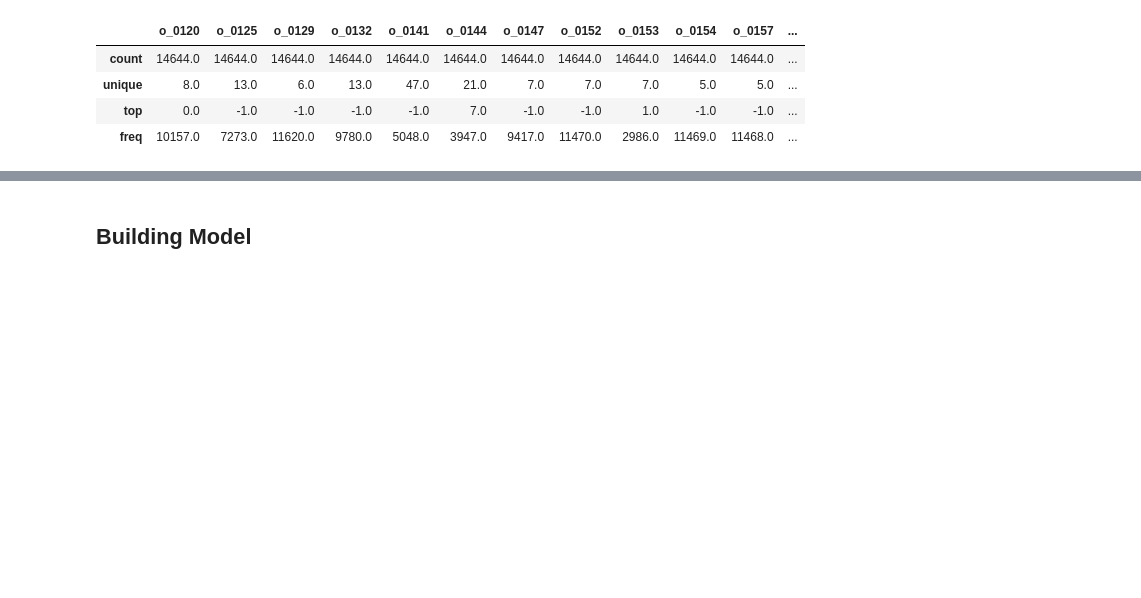
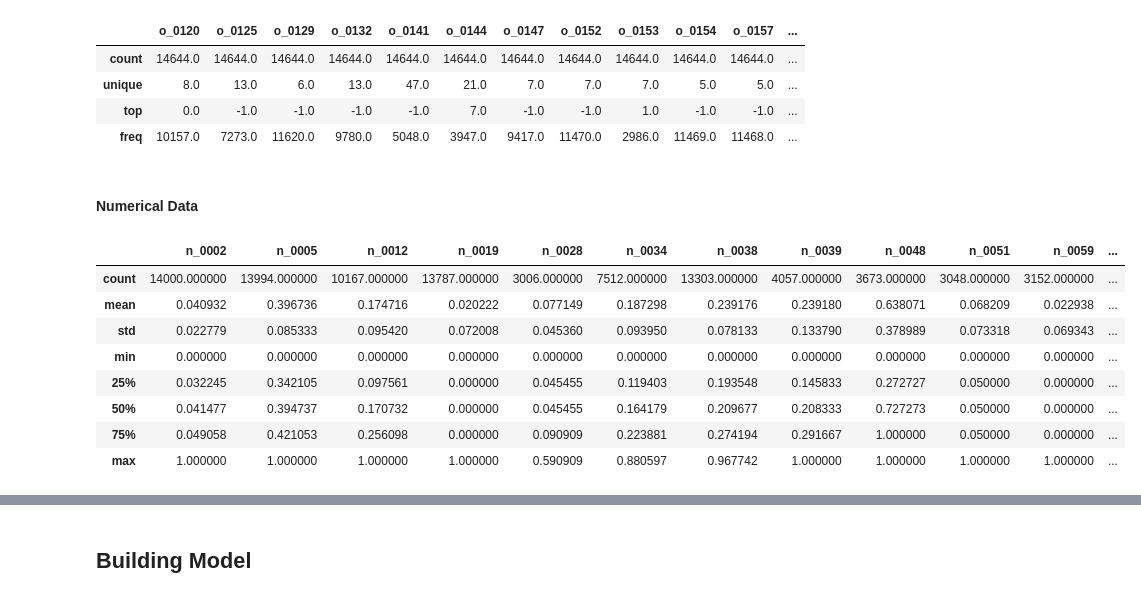
Before and after one commit to sravangereddy/DataScience_, a Jupyter notebook: Capstone/Capstone - v2 - ClassifierChains.ipynb, the cells around one changed output, grey strips where cells are left out. Drawn from its saved outputs; the diff is of its cells as text; code cells hidden in the pictures; blank space fills up the shorter version.

```diff
--- a/Capstone/Capstone - v2 - ClassifierChains.ipynb
+++ b/Capstone/Capstone - v2 - ClassifierChains.ipynb
@@ -202,3 +202,17 @@ ord_in_master_dataset.describe(include="all")
 | unique | 8.0 | 13.0 | 6.0 | 13.0 | 47.0 | 21.0 | 7.0 | 7.0 | 7.0 | 5.0 | 5.0 | ... |
 | top | 0.0 | -1.0 | -1.0 | -1.0 | -1.0 | 7.0 | -1.0 | -1.0 | 1.0 | -1.0 | -1.0 | ... |
 | freq | 10157.0 | 7273.0 | 11620.0 | 9780.0 | 5048.0 | 3947.0 | 9417.0 | 11470.0 | 2986.0 | 11469.0 | 11468.0 | ... |
+# %% [markdown]
+#### Numerical Data
+# %%
+num_in_master_dataset.describe()
+# %% [output]
+|  | n_0002 | n_0005 | n_0012 | n_0019 | n_0028 | n_0034 | n_0038 | n_0039 | n_0048 | n_0051 | n_0059 | ... |
+| count | 14000.000000 | 13994.000000 | 10167.000000 | 13787.000000 | 3006.000000 | 7512.000000 | 13303.000000 | 4057.000000 | 3673.000000 | 3048.000000 | 3152.000000 | ... |
+| mean | 0.040932 | 0.396736 | 0.174716 | 0.020222 | 0.077149 | 0.187298 | 0.239176 | 0.239180 | 0.638071 | 0.068209 | 0.022938 | ... |
+| std | 0.022779 | 0.085333 | 0.095420 | 0.072008 | 0.045360 | 0.093950 | 0.078133 | 0.133790 | 0.378989 | 0.073318 | 0.069343 | ... |
+| min | 0.000000 | 0.000000 | 0.000000 | 0.000000 | 0.000000 | 0.000000 | 0.000000 | 0.000000 | 0.000000 | 0.000000 | 0.000000 | ... |
+| 25% | 0.032245 | 0.342105 | 0.097561 | 0.000000 | 0.045455 | 0.119403 | 0.193548 | 0.145833 | 0.272727 | 0.050000 | 0.000000 | ... |
+| 50% | 0.041477 | 0.394737 | 0.170732 | 0.000000 | 0.045455 | 0.164179 | 0.209677 | 0.208333 | 0.727273 | 0.050000 | 0.000000 | ... |
+| 75% | 0.049058 | 0.421053 | 0.256098 | 0.000000 | 0.090909 | 0.223881 | 0.274194 | 0.291667 | 1.000000 | 0.050000 | 0.000000 | ... |
+| max | 1.000000 | 1.000000 | 1.000000 | 1.000000 | 0.590909 | 0.880597 | 0.967742 | 1.000000 | 1.000000 | 1.000000 | 1.000000 | ... |
```
Also changed, not shown: parts of 26 cells of this notebook.
